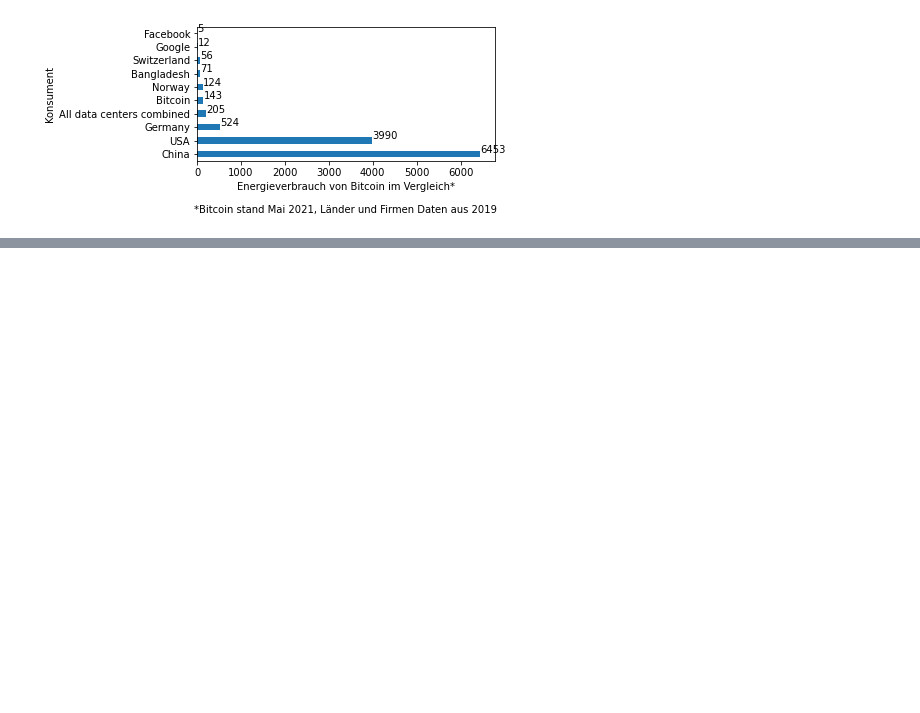
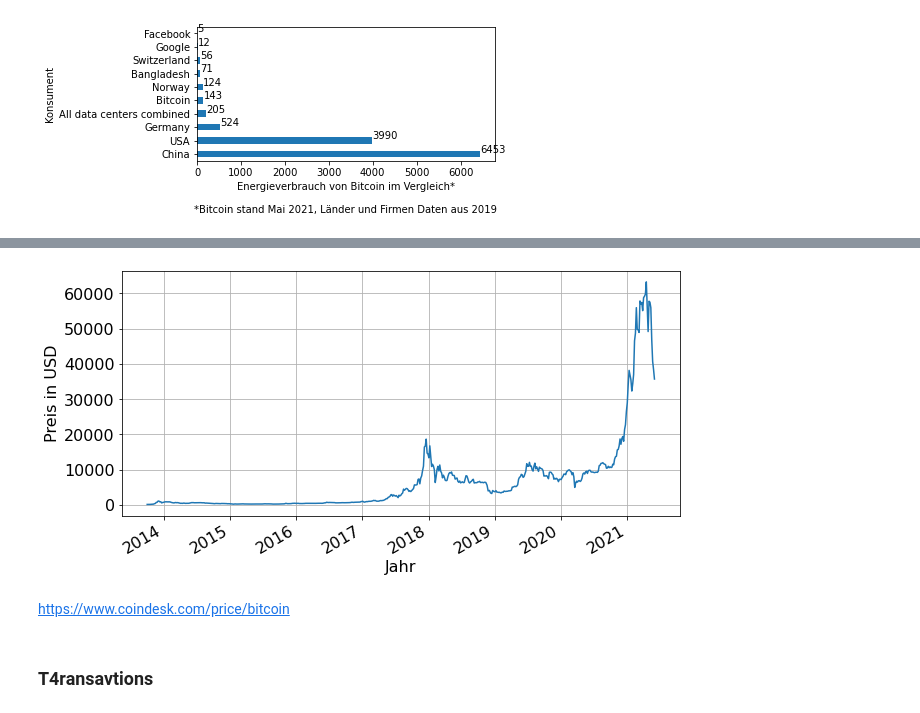
Before and after one commit to Hannes5612/crypto_essay, a Jupyter notebook: Top10Graph.ipynb, the cells around one changed output, grey strips where cells are left out. Cells and saved outputs as stored; diff of their text form; code cells hidden in the pictures; blank space fills up the shorter version.

```diff
--- a/Top10Graph.ipynb
+++ b/Top10Graph.ipynb
@@ -58,0 +73,21 @@ plt.savefig('./images/energyconsume.pdf')
+# %%
+bitcoin_price_df = pd.read_csv('btcusd.csv')
+bitcoin_price_df['Date'] = pd.to_datetime(bitcoin_price_df['Date'])
+bitcoin_price_df = bitcoin_price_df.drop_duplicates(subset=['Date'], keep='first')
+bitcoin_price_df = bitcoin_price_df.set_index('Date')
+bitcoin_price_df = bitcoin_price_df.iloc[::5, :]
+# %%
+plt.rcParams.update({'font.size': 16})
+ax = bitcoin_price_df.Open.plot(figsize=(10,5), x_compat=True)
+
+plt.rc('grid', linestyle="--", color='black')
+plt.grid()
+ax.set_ylabel('Preis in USD')
+ax.set_xlabel('Jahr')
+plt.savefig('./images/btcchart.pdf')
+# %% [output]
+[figure, added]
+# %% [markdown]
+https://www.coindesk.com/price/bitcoin
+# %% [markdown]
+### T4ransavtions
```
Also changed, not shown: parts of 9 cells of this notebook, 18 other files.
